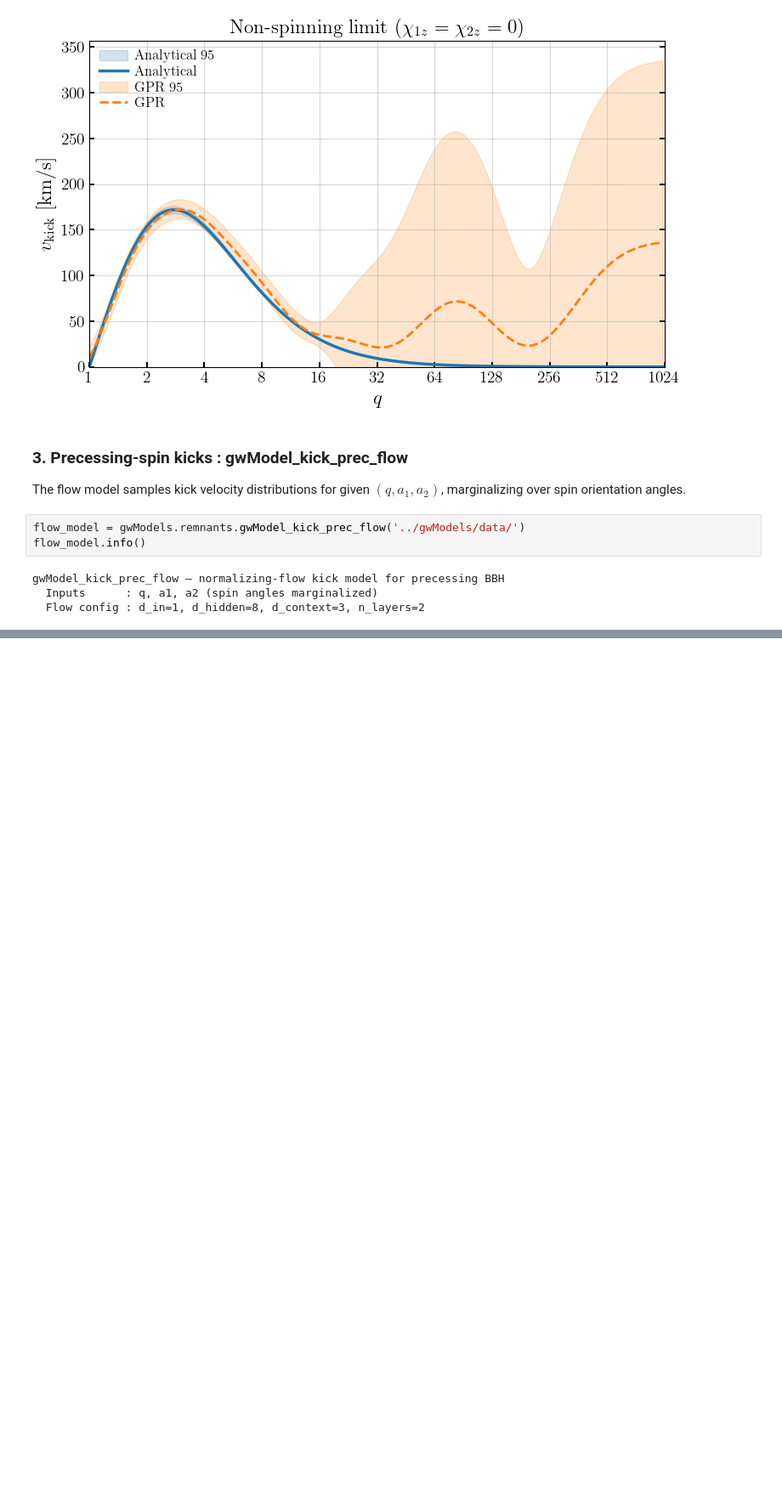
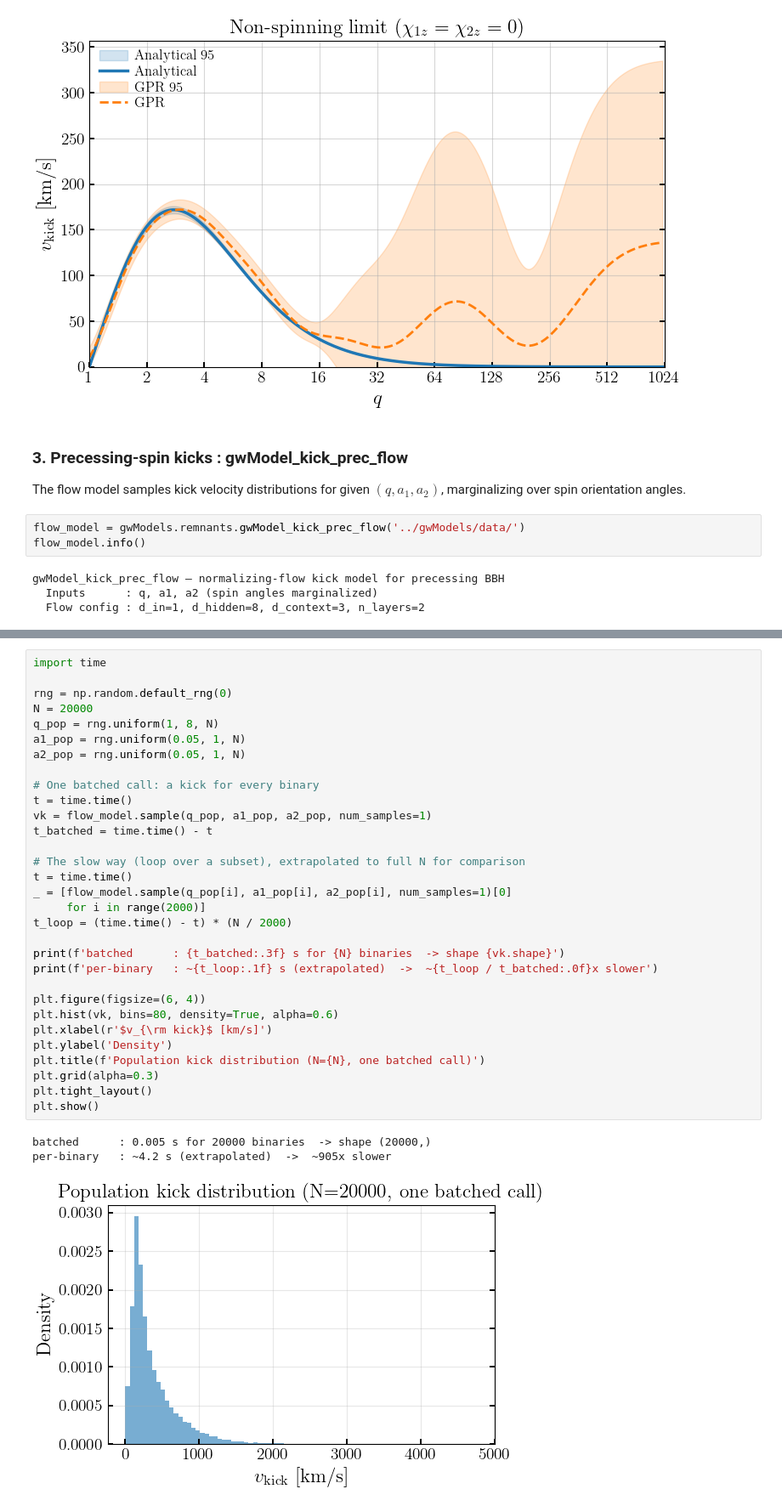
Before and after one commit to tousifislam/gwModels, a Jupyter notebook: tutorials/5_1_gwModels_kicks.ipynb, the cells around one changed output, grey strips where cells are left out. Shown at 85% size. Drawn from its saved outputs; the diff is of its cells as text; blank space fills up the shorter version.

```diff
--- a/tutorials/5_1_gwModels_kicks.ipynb
+++ b/tutorials/5_1_gwModels_kicks.ipynb
@@ -202,0 +212,35 @@ plt.show()
+# %%
+import time
+
+rng = np.random.default_rng(0)
+N = 20000
+q_pop = rng.uniform(1, 8, N)
+a1_pop = rng.uniform(0.05, 1, N)
+a2_pop = rng.uniform(0.05, 1, N)
+
+# One batched call: a kick for every binary
+t = time.time()
+vk = flow_model.sample(q_pop, a1_pop, a2_pop, num_samples=1)
+t_batched = time.time() - t
+
+# The slow way (loop over a subset), extrapolated to full N for comparison
+t = time.time()
+_ = [flow_model.sample(q_pop[i], a1_pop[i], a2_pop[i], num_samples=1)[0]
+     for i in range(2000)]
+t_loop = (time.time() - t) * (N / 2000)
+
+print(f'batched      : {t_batched:.3f} s for {N} binaries  -> shape {vk.shape}')
+print(f'per-binary   : ~{t_loop:.1f} s (extrapolated)  ->  ~{t_loop / t_batched:.0f}x slower')
+
+plt.figure(figsize=(6, 4))
+plt.hist(vk, bins=80, density=True, alpha=0.6)
+plt.xlabel(r'$v_{\rm kick}$ [km/s]')
+plt.ylabel('Density')
+plt.title(f'Population kick distribution (N={N}, one batched call)')
+plt.grid(alpha=0.3)
+plt.tight_layout()
+plt.show()
+# %% [output]
+batched      : 0.005 s for 20000 binaries  -> shape (20000,)
+per-binary   : ~4.2 s (extrapolated)  ->  ~905x slower
+[figure, added]
```
Also changed, not shown: parts of 8 cells of this notebook, 2 other files.
